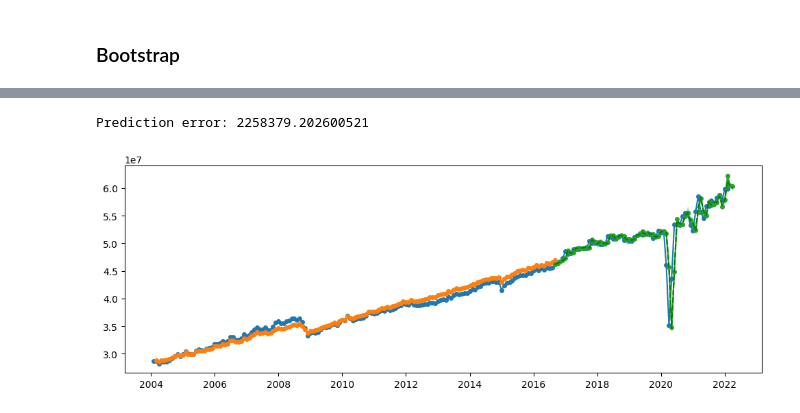
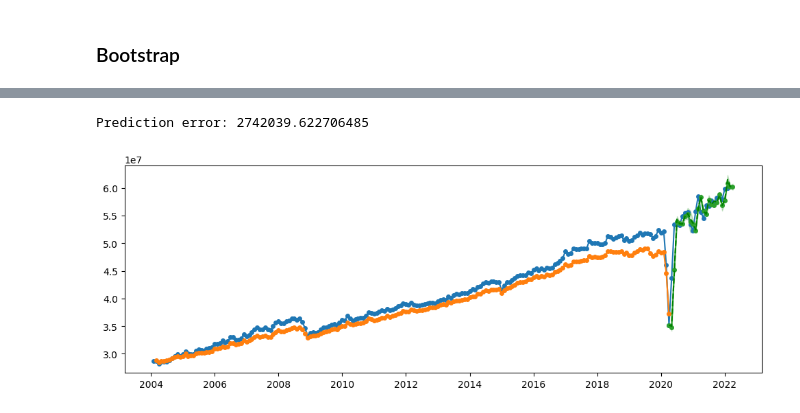
Before and after one commit to ubco-mds-2021-labs/capstone-project-googletrends_capstone, a Jupyter notebook: src/notebooks/RetailSales_updated.ipynb, the cells around one changed output, grey strips where cells are left out. Saved outputs shown, nothing was run; the diff lists cells and outputs as text; code cells hidden in the pictures.

```diff
--- a/src/notebooks/RetailSales_updated.ipynb
+++ b/src/notebooks/RetailSales_updated.ipynb
@@ -1755,6 +1722,43 @@ predicted_rsales_df = pd.DataFrame(columns=list(range(0, len(bs_samples))))
 for i, df in enumerate(bs_samples):
     predicted_rsales_temp = rolling_prediction_RF(df, test_rf, extra_rf, dependent_var='GrowthRate')
     predicted_rsales_df.iloc[:, i] = predicted_rsales_temp[0]
+# %%
+def growth_rate_plot_and_data(predicted_growth_df=predicted_rsales_df,
+                              lower_q = 0.025,
+                              upper_q = 0.975,
+                              modelfit= rfmodel,
+                              gdpts = retailsales_final,
+                              train = train_rf,
+                              pred_gdpGrowth = rf_pred_retailgrowth):
+
+    pred_growth_rate_data = pd.DataFrame(columns=['GDP Growth Rate',
+                                                  'Prediction interval (2.5%)',
+                                                  'Prediction interval (97.5%)',
+                                                  'Mean (Prediction interval)'])
+    # calcualte quantiles
+    quantiles = predicted_growth_df.quantile(q=[0.025, 0.975], axis=1, interpolation='linear')
+    growth_quantiles = np.transpose(quantiles)
+
+    pred_growth_rate_data['GDP Growth Rate'] = pred_gdpGrowth
+    pred_growth_rate_data['Prediction interval (2.5%)'] = growth_quantiles[lower_q]
+    pred_growth_rate_data['Prediction interval (97.5%)'] = growth_quantiles[upper_q]
+    pred_growth_rate_data['Mean (Prediction interval)'] = predicted_growth_df.mean(axis=1)
+
+    # organise data for plot
+    pred_gdpGrowth_for_plot = pd.concat([train['GrowthRate'].tail(1), pred_gdpGrowth])
+    fitted_values = pd.DataFrame({'GrowthRate': retailsales_final['GrowthRate'],
+                                'Fitted Value': fitted_growthRate_rf.squeeze(),
+                                'Predicted Value': rf_pred_retailgrowth.squeeze()})
+
+    # plot
+    fitted_values.index = pd.to_datetime(fitted_values.index)
+    fig = plt.figure(figsize=(12, 4), dpi=100)
+    plt.plot(fitted_values, marker='o', markersize=2)
+    plt.plot(predicted_growth_df.mean(axis=1), color='green', linestyle='--')
+    plt.fill_between(growth_quantiles.index, growth_quantiles[lower_q], growth_quantiles[upper_q], alpha = 0.2, color = 'green')
+    plt.gca().set(title="", xlabel="", ylabel="")
+    plt.close()
+    return fig, pred_growth_rate_data
 # %%
 predicted_rsales_df
 # %% [output]
@@ -1926,12 +1926,12 @@ def retail_plot_and_data_bs(modelfit, pred_retailGrowth, retailsales, train, tes
                                                   'Prediction interval (97.5%)',
                                                   'Mean (Prediction interval)'])
     # calcualte quantiles
-    quantiles = predicted_retail_df_bs.quantile(q=[0.025, 0.975], axis=1, interpolation='linear')
+    quantiles = predicted_retail_df_bs.quantile(q=[lower_q, upper_q], axis=1, interpolation='linear')
     value_quantiles = np.transpose(quantiles)
 
     pred_retail_data['Retail Sales Value'] = predicted_retail_df[0][1:]
     pred_retail_data['Prediction interval (2.5%)'] = value_quantiles[lower_q]
-    pred_retail_data['Prediction interval (97.5%)'] = value_quantiles[lower_q]
+    pred_retail_data['Prediction interval (97.5%)'] = value_quantiles[upper_q]
     pred_retail_data['Mean (Prediction interval)'] = predicted_retail_df_bs.mean(axis=1)
 
     Actual_retail = retailsales['VALUE'][1:]
@@ -1951,11 +1951,12 @@ def retail_plot_and_data_bs(modelfit, pred_retailGrowth, retailsales, train, tes
     return fig, pred_retail_data
 # %%
 fig, pred_retail_data = retail_plot_and_data_bs(rfmodel, rf_pred_retailgrowth, retailsales_initial,
-                                                train_rf, test_rf, extra_rf, predicted_retail_df_bs, lower_q = 0.025, upper_q = 0.975)
+                                                train_rf, test_rf, extra_rf, predicted_retail_df_bs,
+                                                lower_q = 0.025, upper_q = 0.975)
 fig
 # %% [output]
-Prediction error: 2258379.202600521
+Prediction error: 2742039.622706485
-[figure, old version]
+[figure, new version]
 # %%
 pred_retail_data
 # %% [output]
```
Also changed, not shown: parts of 16 cells of this notebook, 1 other file.
